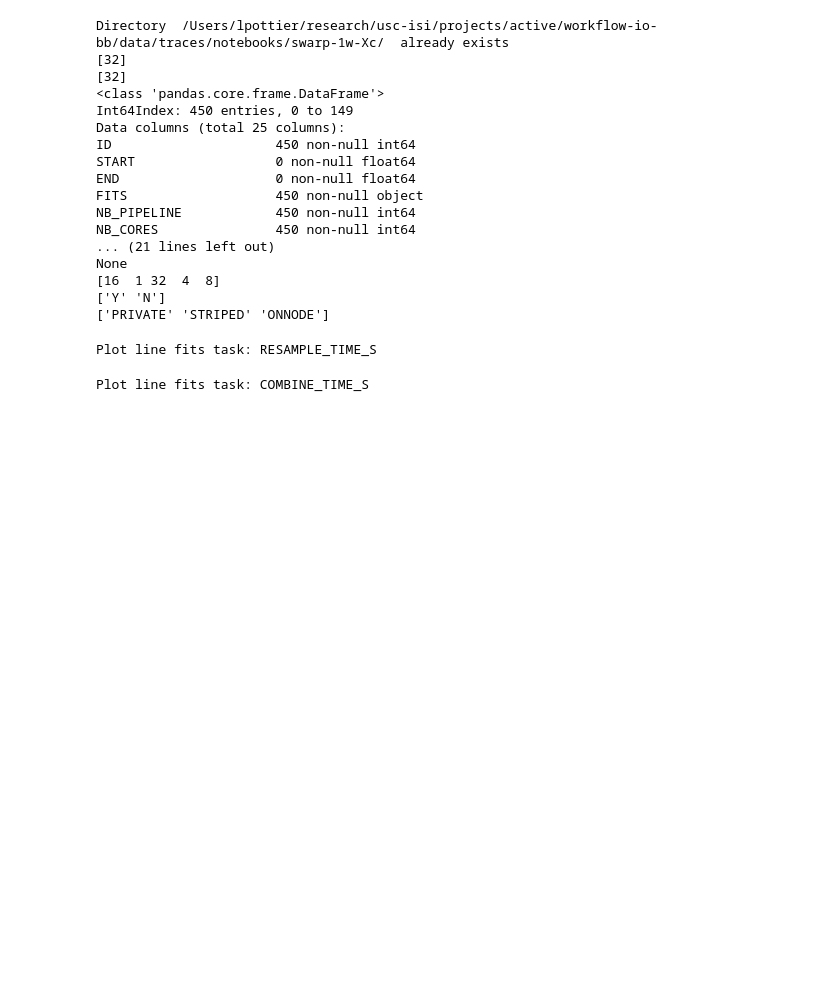
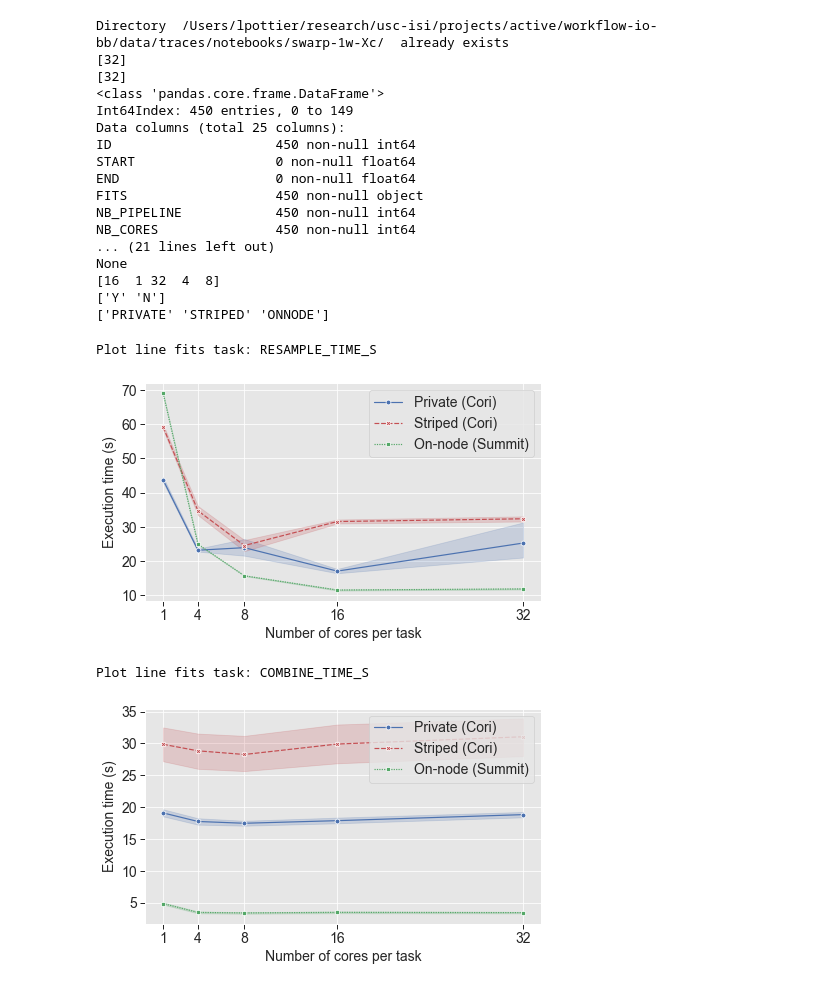
Before and after one commit to lpottier/workflow-io-bb, a Jupyter notebook: data/traces/notebooks/swarp-1w-Xc.ipynb, the cells around one changed output. Saved outputs shown, nothing was run; the diff lists cells and outputs as text; code cells hidden in the pictures; blank space fills up the shorter version.

```diff
--- a/data/traces/notebooks/swarp-1w-Xc.ipynb
+++ b/data/traces/notebooks/swarp-1w-Xc.ipynb
@@ -141,31 +141,39 @@ legend_bb=['Private (Cori)', 'Striped (Cori)', 'On-node (Summit)']
 # %%
 
 def plot_lineplot_per_task(df, col, output, legend, loc='upper left'):
     xlabel='Number of cores per task'
     ylabel='Execution time (s)'
 
     name = col.split("_")[0].lower()
 
+    df2 = df.copy()
+
+    df2["BB_TYPE"]= df2["BB_TYPE"].str.replace("PRIVATE", 'Private (Cori)', case = False)
+    df2["BB_TYPE"]= df2["BB_TYPE"].str.replace("STRIPED", 'Striped (Cori)', case = False)
+    df2["BB_TYPE"]= df2["BB_TYPE"].str.replace("ONNODE", 'On-node (Summit)', case = False)
+
     f = plt.figure(figsize=fig_size_rect)
     f.patch.set_alpha(0)
 
-    g = sns.lineplot(x="NB_CORES", y=col, hue="BB_TYPE", style="BB_TYPE", data=df, markers=True)
+    g = sns.lineplot(x="NB_CORES", y=col, hue="BB_TYPE", style="BB_TYPE", data=df2, markers=True, palette={'Private (Cori)': 'b', 'Striped (Cori)': 'r', 'On-node (Summit)': 'g'})
     g.legend(title='', labels=legend)
-    g.set(xlabel=xlabel, ylabel=ylabel,xticks=df.NB_CORES.unique())
+    g.set(xlabel=xlabel, ylabel=ylabel,xticks=df2.NB_CORES.unique())
 
     plt.tight_layout()
     plt.savefig(OUTPUT+'swarp-line-'+name+output+'.pdf', facecolor=f.get_facecolor(), edgecolor='none')
     plt.savefig(OUTPUT+'swarp-line-'+name+output+'.pgf', facecolor=f.get_facecolor(), edgecolor='none')
     plt.show()
 
 loc=['upper left', 'lower right', 'upper left', 'lower right']
 
 for i,task in enumerate(tasks):
     print("Plot line fits task:", task)
     plot_lineplot_per_task(df_swarp, task, output="-fits-1w-Xc-32f", legend=legend_bb, loc=loc[i])
 # %% [output]
 Plot line fits task: RESAMPLE_TIME_S
+[figure, added]
 Plot line fits task: COMBINE_TIME_S
+[figure, added]
 # %%
 #grouped = small_dt.groupby('BB_NB_FILES', sort=True)
 #print(grouped.groups)
```
Also changed, not shown: parts of 1 cell of this notebook, 15 other files.
